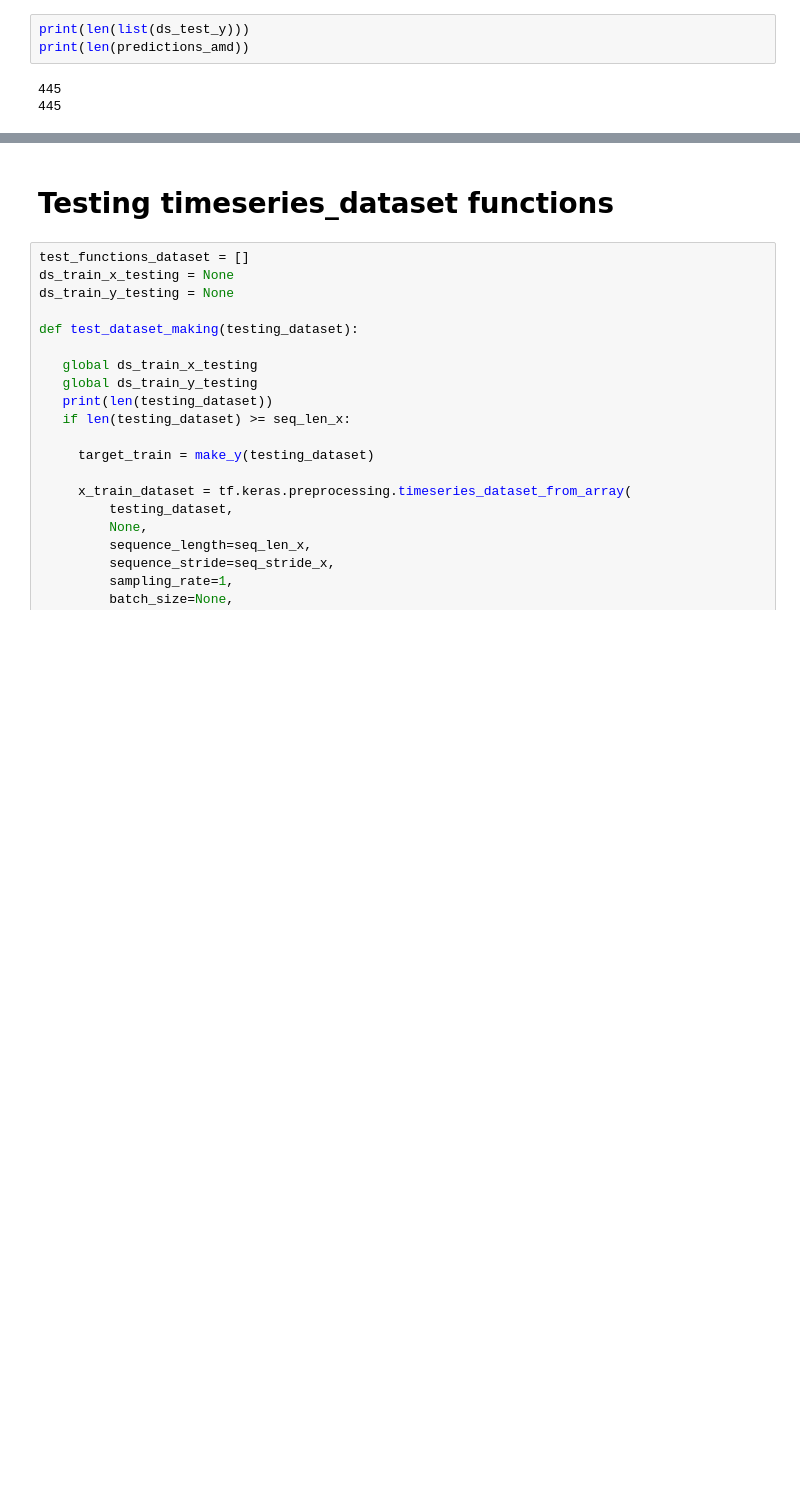
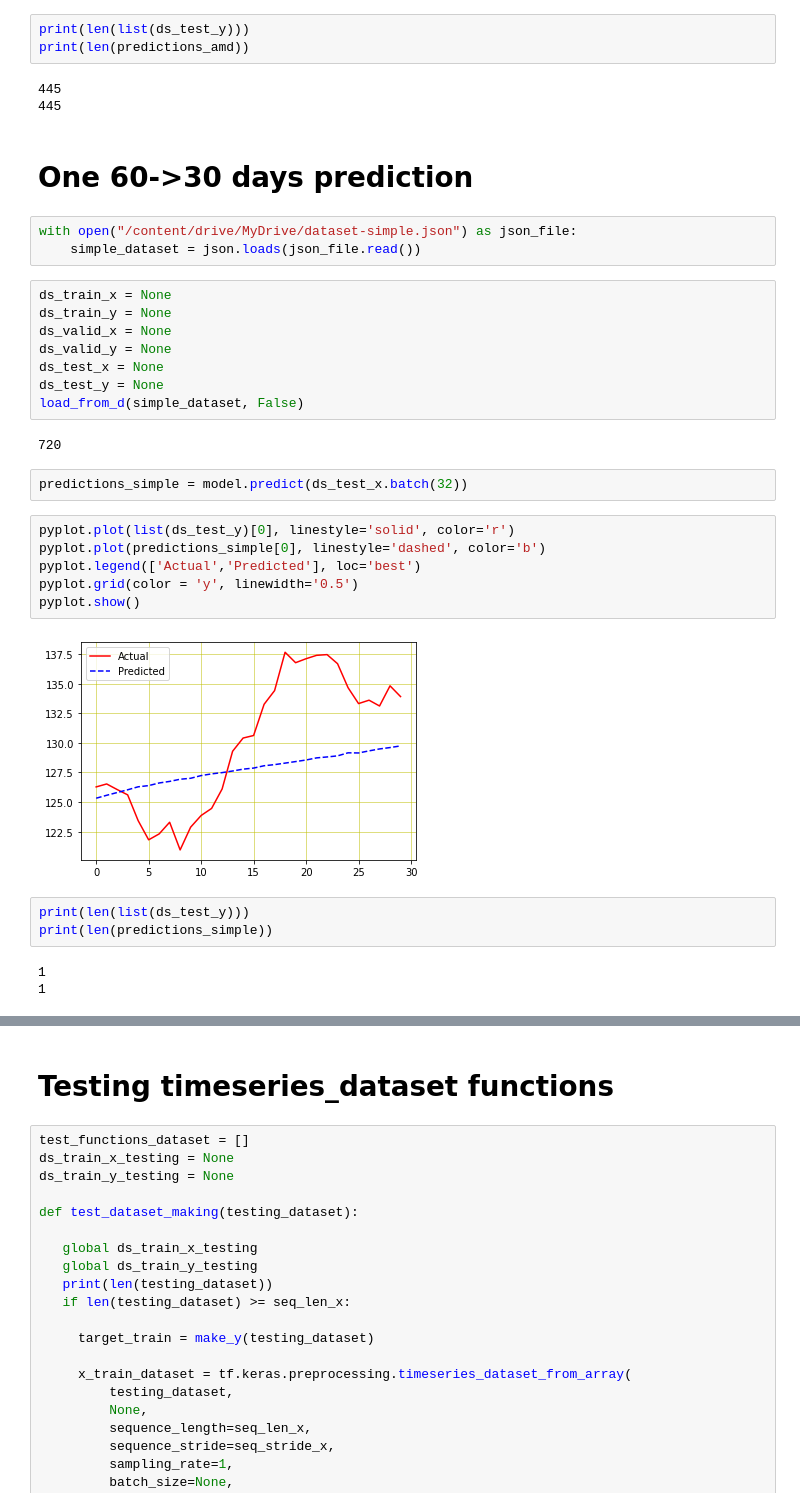
Before and after one commit to mikulicmateo/StockPrediction, a Jupyter notebook: MultioutputModel.ipynb, the cells around one changed output, grey strips where cells are left out. Drawn from its saved outputs; the diff is of its cells as text; blank space fills up the shorter version.

```diff
--- a/MultioutputModel.ipynb
+++ b/MultioutputModel.ipynb
@@ -411,3 +437,34 @@ print(len(predictions_amd))
 # %% [output]
 445
 445
+# %% [markdown]
+# One 60->30 days prediction
+# %%
+with open("/content/drive/MyDrive/dataset-simple.json") as json_file:
+    simple_dataset = json.loads(json_file.read())
+# %%
+ds_train_x = None
+ds_train_y = None
+ds_valid_x = None
+ds_valid_y = None
+ds_test_x = None
+ds_test_y = None
+load_from_d(simple_dataset, False)
+# %% [output]
+720
+# %%
+predictions_simple = model.predict(ds_test_x.batch(32))
+# %%
+pyplot.plot(list(ds_test_y)[0], linestyle='solid', color='r')
+pyplot.plot(predictions_simple[0], linestyle='dashed', color='b')
+pyplot.legend(['Actual','Predicted'], loc='best')
+pyplot.grid(color = 'y', linewidth='0.5')
+pyplot.show()
+# %% [output]
+[figure, added]
+# %%
+print(len(list(ds_test_y)))
+print(len(predictions_simple))
+# %% [output]
+1
+1
```
Also changed, not shown: parts of 14 cells of this notebook.
